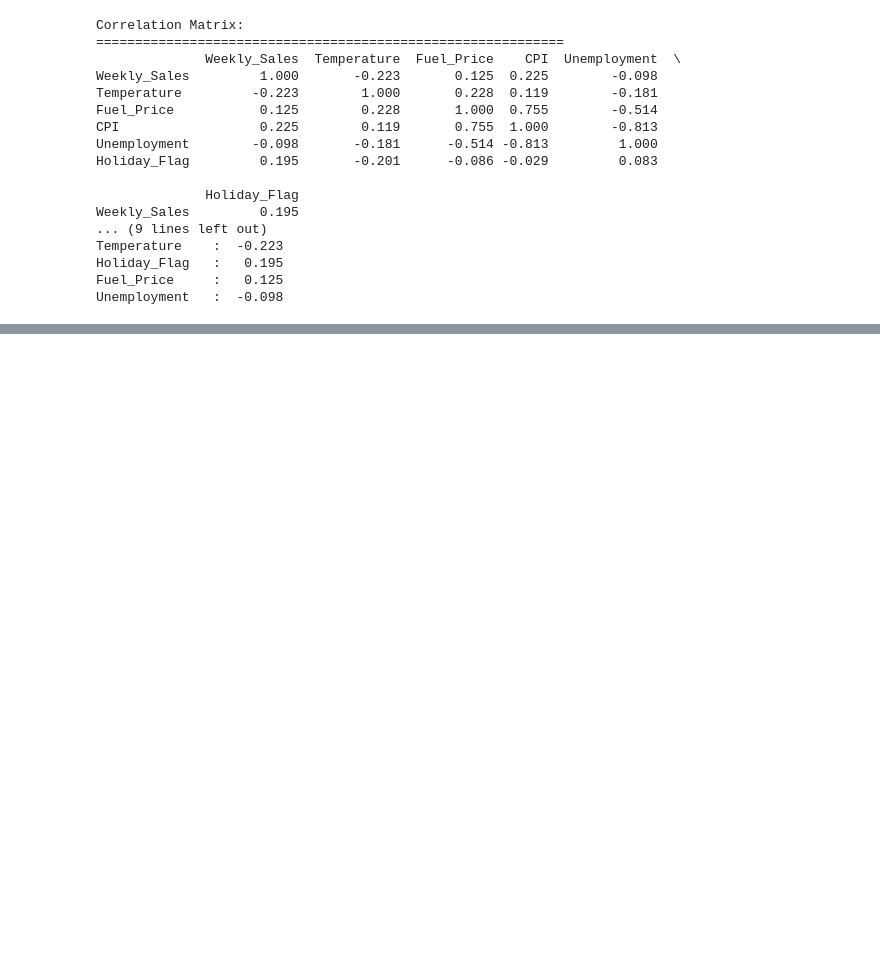
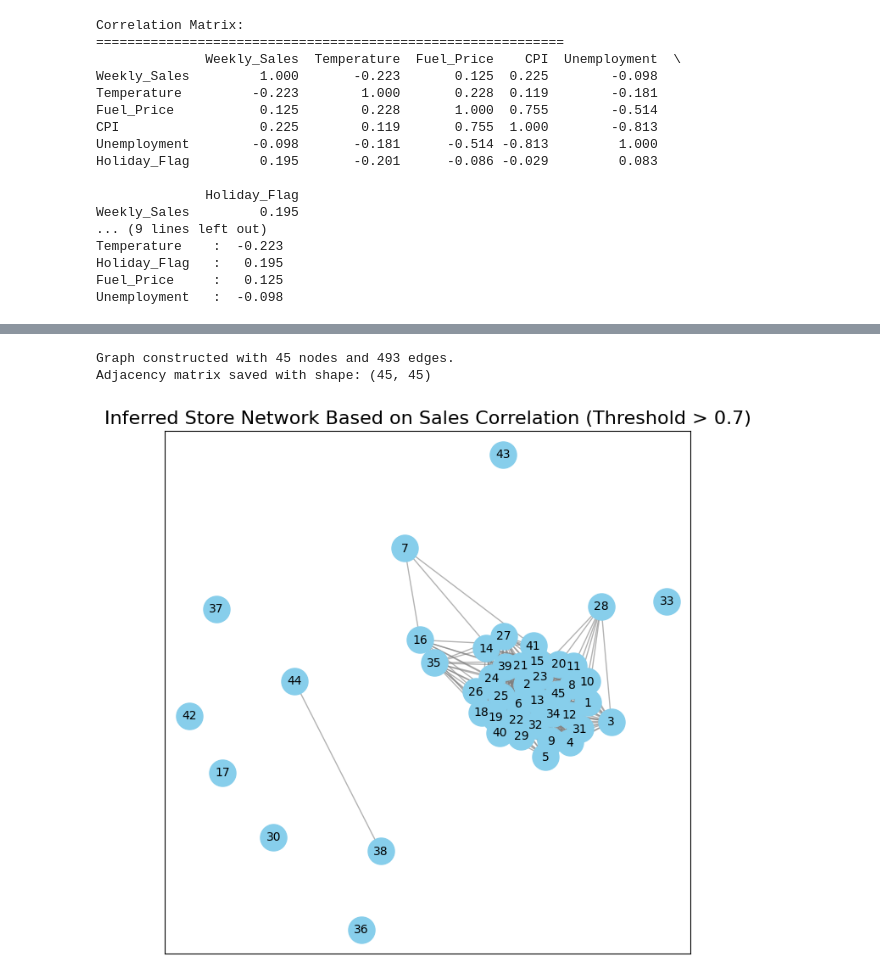
Before and after one commit to Manish-785/sales-demand-forecasting, a Jupyter notebook: main.ipynb, the cells around one changed output, grey strips where cells are left out. Cells and saved outputs as stored; diff of their text form; code cells hidden in the pictures; blank space fills up the shorter version.

```diff
--- a/main.ipynb
+++ b/main.ipynb
@@ -196,0 +237,53 @@ Unemployment   :  -0.098
+# %%
+# Define the correlation threshold for creating an edge
+correlation_threshold = 0.7
+
+# Create an empty graph
+G = nx.Graph()
+
+# Add nodes for each store
+for store_id in store_correlation_matrix.columns:
+    G.add_node(store_id)
+
+# Add edges based on the correlation threshold
+for i in range(len(store_correlation_matrix.columns)):
+    for j in range(i + 1, len(store_correlation_matrix.columns)):
+        store_a = store_correlation_matrix.columns[i]
+        store_b = store_correlation_matrix.columns[j]
+
+        # Get the correlation value
+        correlation_value = store_correlation_matrix.loc[store_a, store_b]
+
+        # If correlation exceeds the threshold, add an edge with the value as a weight
+        if correlation_value > correlation_threshold:
+            G.add_edge(store_a, store_b, weight=correlation_value)
+
+print(f"\nGraph constructed with {G.number_of_nodes()} nodes and {G.number_of_edges()} edges.")
+
+
+# Create and save adjacency matrix from the correlation matrix
+adj_matrix = (store_correlation_matrix.abs() > correlation_threshold).astype(int)
+np.fill_diagonal(adj_matrix.values, 0)  # Remove self-loops
+np.save('store_adjacency_matrix.npy', adj_matrix.values)
+print(f"Adjacency matrix saved with shape: {adj_matrix.shape}")
+# %% [output]
+Graph constructed with 45 nodes and 493 edges.
+Adjacency matrix saved with shape: (45, 45)
+# %%
+# Visualize the graph
+plt.figure(figsize=(8, 8))
+
+# Use a spring layout for better visualization of clusters
+pos = nx.spring_layout(G, k=0.7)
+
+# Draw the nodes and edges
+nx.draw_networkx_nodes(G, pos, node_color='skyblue', node_size=500)
+nx.draw_networkx_edges(G, pos, edge_color='gray', alpha=0.6)
+
+# Add labels to the nodes
+nx.draw_networkx_labels(G, pos, font_size=10, font_family='sans-serif')
+
+plt.title('Inferred Store Network Based on Sales Correlation (Threshold > 0.7)', fontsize=16)
+plt.show()
+# %% [output]
+[figure, added]
```
Also changed, not shown: parts of 8 cells of this notebook.
